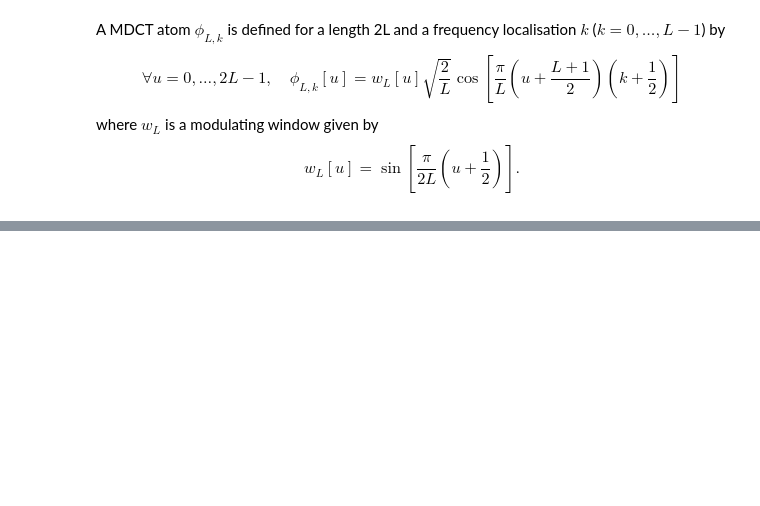
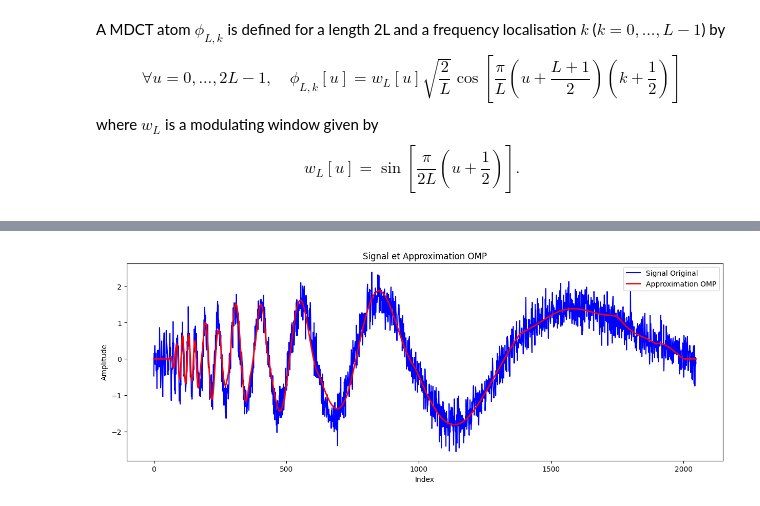
Before and after one commit to NailKhelifa/MVA_Times_Series_ML_Homeworks, a Jupyter notebook: Assignment 2 (ML for TS) - MVA/Assignment 2.ipynb, the cells around one changed output, grey strips where cells are left out. Saved outputs shown, nothing was run; the diff lists cells and outputs as text; code cells hidden in the pictures; blank space fills up the shorter version.

```diff
--- a/Assignment 2 (ML for TS) - MVA/Assignment 2.ipynb
+++ b/Assignment 2 (ML for TS) - MVA/Assignment 2.ipynb
@@ -150,0 +184,18 @@ for ax in axs.flatten():
+# %%
+# Tracer le signal et l'approximation
+fig, ax = plt.subplots(figsize=(15, 5))  # Création de la figure et des axes
+
+# Tracer le signal d'origine
+ax.plot(signal_question_4, label="Signal Original", color="blue")
+
+# Tracer l'approximation du signal
+ax.plot(selected_atoms @ coeffs, lw=2, label="Approximation OMP", color="red")
+
+# Ajout de la légende et des titres
+ax.set_title("Signal et Approximation OMP")
+ax.set_xlabel("Index")
+ax.set_ylabel("Amplitude")
+ax.legend()
+plt.show()
+# %% [output]
+[figure, added]
```
Also changed, not shown: parts of 6 cells of this notebook, 4 other files.
